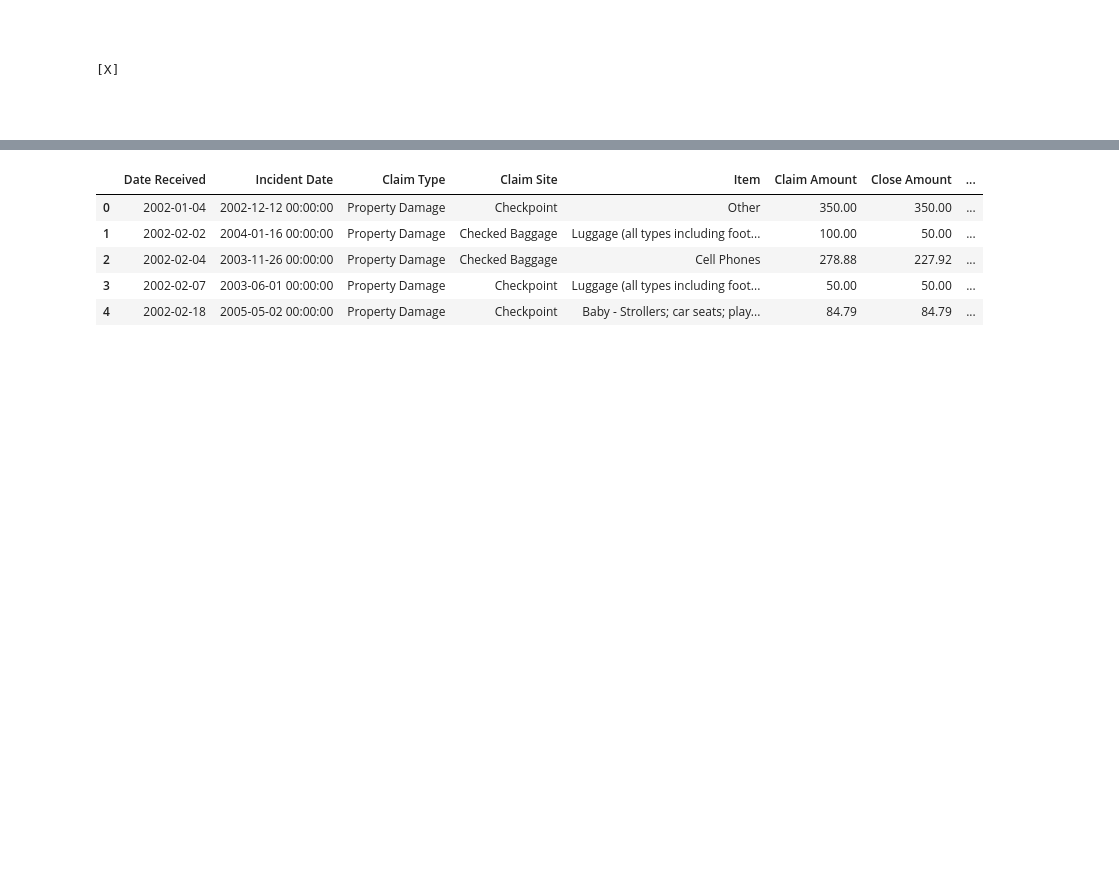
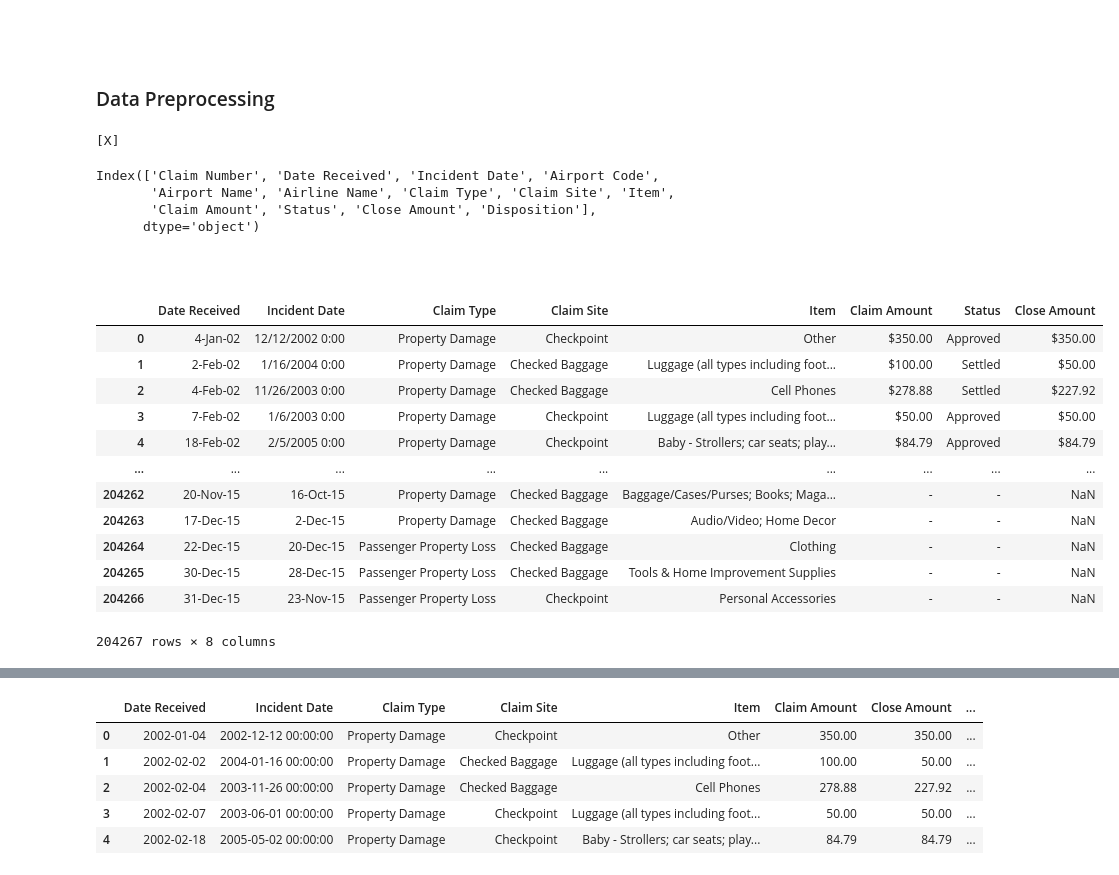
Before and after one commit to Faizur00/Tugas, a Jupyter notebook: Python/Simulasi.ipynb, the cells around one changed output, grey strips where cells are left out. Saved outputs shown, nothing was run; the diff lists cells and outputs as text; code cells hidden in the pictures; blank space fills up the shorter version.

```diff
--- a/Python/Simulasi.ipynb
+++ b/Python/Simulasi.ipynb
@@ -2,6 +2,8 @@
 ## Simulasi Deductible dan Policy Limit Klaim Asuransi Flight Travel
 # %% [markdown]
 &nbsp;
+# %% [markdown]
+### Data Preprocessing
 # %%
 import pandas as pd
 import numpy as np
@@ -10,5 +12,31 @@ import seaborn as sns
 print('[X]')
 # %% [output]
 [X]
+# %%
+claim_data = pd.read_csv('dataset/tsa_claims.csv', low_memory=False)
+claim_data.head()
+claim_data.columns
+# %% [output]
+Index(['Claim Number', 'Date Received', 'Incident Date', 'Airport Code',
+       'Airport Name', 'Airline Name', 'Claim Type', 'Claim Site', 'Item',
+       'Claim Amount', 'Status', 'Close Amount', 'Disposition'],
+      dtype='object')
 # %% [markdown]
 &nbsp;
+# %%
+claim_data = claim_data.drop(columns=['Claim Number', 'Airport Code', 'Airline Name', 'Disposition', 'Airport Name'])
+claim_data
+# %% [output]
+|  | Date Received | Incident Date | Claim Type | Claim Site | Item | Claim Amount | Status | Close Amount |
+| 0 | 4-Jan-02 | 12/12/2002 0:00 | Property Damage | Checkpoint | Other | $350.00 | Approved | $350.00 |
+| 1 | 2-Feb-02 | 1/16/2004 0:00 | Property Damage | Checked Baggage | Luggage (all types including foot... | $100.00 | Settled | $50.00 |
+| 2 | 4-Feb-02 | 11/26/2003 0:00 | Property Damage | Checked Baggage | Cell Phones | $278.88 | Settled | $227.92 |
+| 3 | 7-Feb-02 | 1/6/2003 0:00 | Property Damage | Checkpoint | Luggage (all types including foot... | $50.00 | Approved | $50.00 |
+| 4 | 18-Feb-02 | 2/5/2005 0:00 | Property Damage | Checkpoint | Baby - Strollers; car seats; play... | $84.79 | Approved | $84.79 |
+| ... | ... | ... | ... | ... | ... | ... | ... | ... |
+| 204262 | 20-Nov-15 | 16-Oct-15 | Property Damage | Checked Baggage | Baggage/Cases/Purses; Books; Maga... | - | - | NaN |
+| 204263 | 17-Dec-15 | 2-Dec-15 | Property Damage | Checked Baggage | Audio/Video; Home Decor | - | - | NaN |
+| 204264 | 22-Dec-15 | 20-Dec-15 | Passenger Property Loss | Checked Baggage | Clothing | - | - | NaN |
+| 204265 | 30-Dec-15 | 28-Dec-15 | Passenger Property Loss | Checked Baggage | Tools & Home Improvement Supplies | - | - | NaN |
+| 204266 | 31-Dec-15 | 23-Nov-15 | Passenger Property Loss | Checkpoint | Personal Accessories | - | - | NaN |
+204267 rows × 8 columns
```
Also changed, not shown: parts of 11 cells of this notebook.
